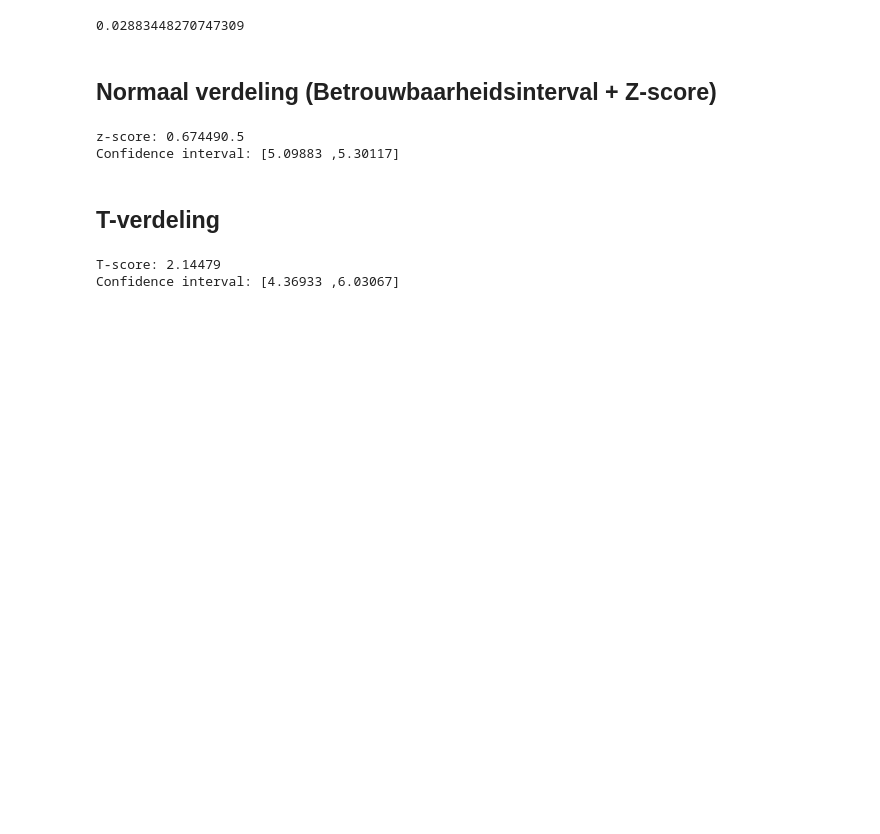
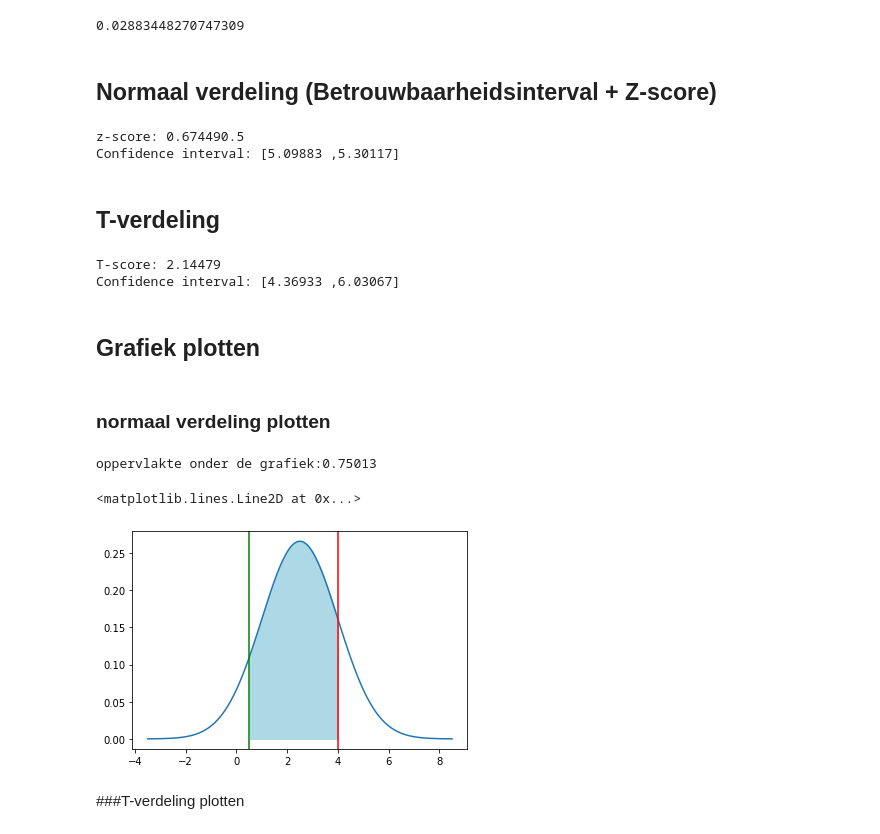
Before and after one commit to arnauddormaels/Data-Science-and-AI, a Jupyter notebook: Solution Labs/Cheat-sheet.ipynb, the cells around one changed output. Drawn from its saved outputs; the diff is of its cells as text; code cells hidden in the pictures; blank space fills up the shorter version.

```diff
--- a/Solution Labs/Cheat-sheet.ipynb
+++ b/Solution Labs/Cheat-sheet.ipynb
@@ -309,3 +309,43 @@ print("Confidence interval: [%.5f ,%.5f]" % (lower_limit,upper_limit))
 # %% [output]
 T-score: 2.14479
 Confidence interval: [4.36933 ,6.03067]
+# %% [markdown]
+## Grafiek plotten
+# %% [markdown]
+### normaal verdeling plotten
+# %%
+m = 2.5
+s = 1.5
+x1 = 0.5
+x2 = 4
+# %%
+a = stats.norm.cdf(x1,loc=m,scale=s)
+b= stats.norm.cdf(x2,loc=m,scale=s)
+print("oppervlakte onder de grafiek:%.5f" % (b-a))
+print("")
+
+x = np.linspace(m - 4*s, m + 4*s,201)
+y=stats.norm.pdf(x, m, s)
+plt.plot(x,y)
+# Left tail probability plot
+
+
+# Fill the area left of x
+plt.fill_between(x, 0, y, where=(x1 <= x) &(x2>=x), color='lightblue')
+# Show the mean with an orange line
+# plt.axvline(m, color="orange", lw=2)                              %toont het gemiddelde
+# Show x with a green line
+plt.axvline(x1, color="green")
+plt.axvline(x2, color="red")
+
+
+
+#bonus
+#y_cdf = stats.norm.cdf(x,loc=m,scale=s)                                  #De kans dat de het getal kleiner zou zijn dan de x waarde op dat moment (wanneer je op het gemiddelde zit is y = 0.5 dan heb je 50% kans dat de waarde kleiner is dan x/gemiddelde (op dit moment))
+#plt.plot(x,y_cdf)                                                        #Wanneer y=1 heb je 100% kans dat de waarde gelijk kleiner is dan x
+# %% [output]
+oppervlakte onder de grafiek:0.75013
+<matplotlib.lines.Line2D at 0x...>
+[figure, added]
+# %% [markdown]
+###T-verdeling plotten
```
Also changed, not shown: parts of 6 cells of this notebook.
